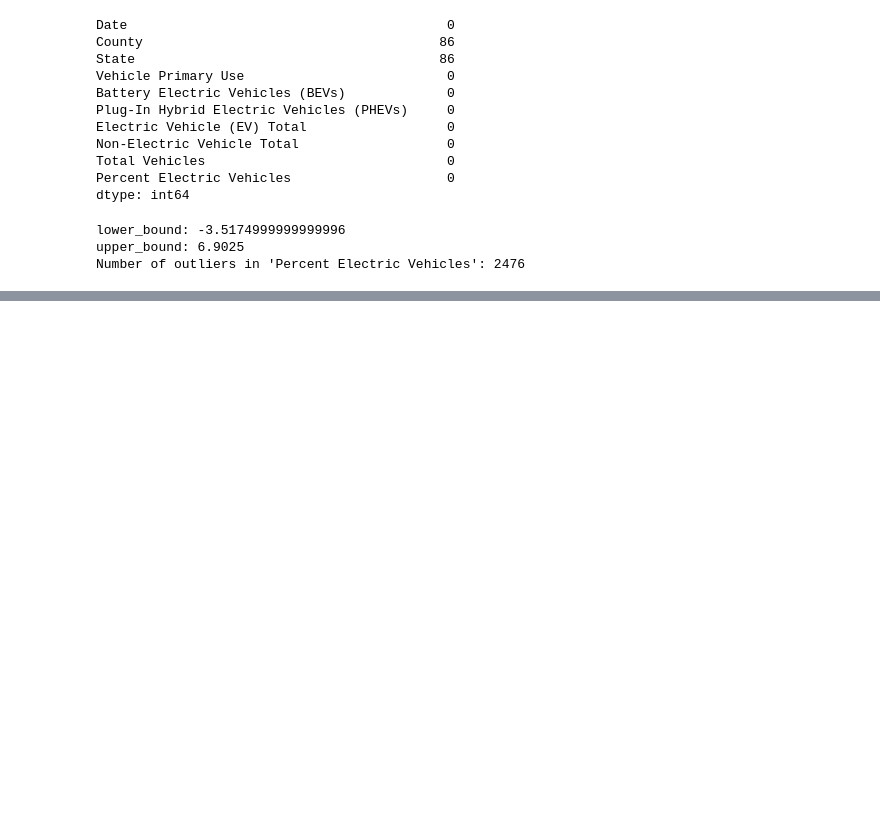
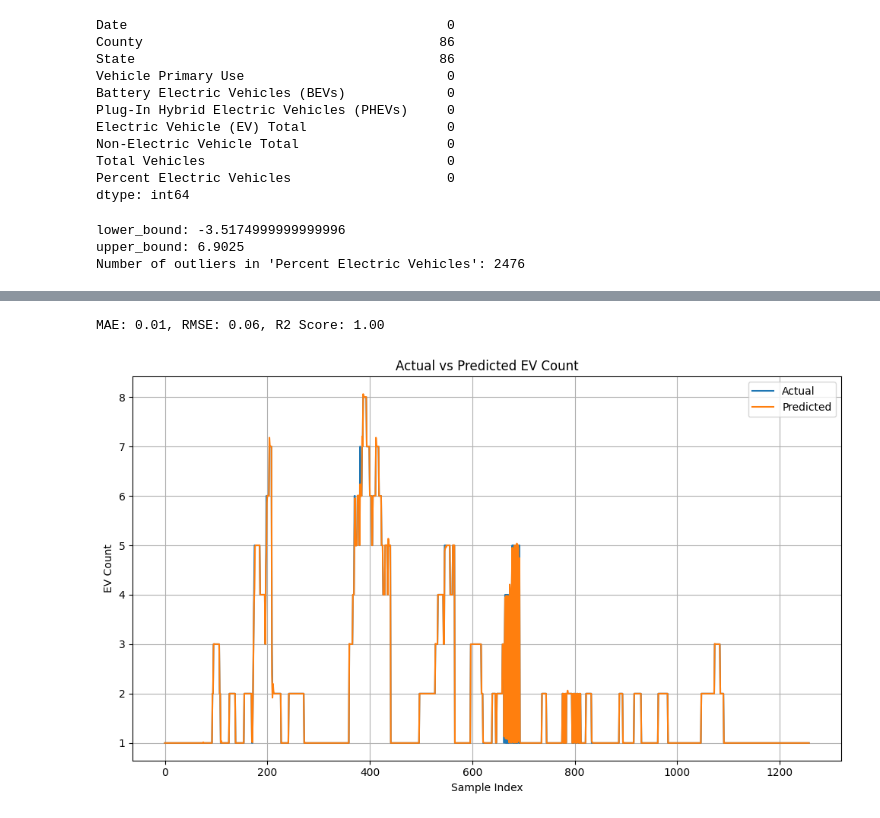
Before and after one commit to RiddhiBanerjee3012/Electric-Vehicle-Charge-Demand, a Jupyter notebook: code.ipynb, the cells around one changed output, grey strips where cells are left out. Saved outputs shown, nothing was run; the diff lists cells and outputs as text; code cells hidden in the pictures; blank space fills up the shorter version.

```diff
--- a/code.ipynb
+++ b/code.ipynb
@@ -78,0 +331,22 @@ Number of outliers in 'Percent Electric Vehicles': 2476
+# %%
+models = {
+    'LinearRegression': LinearRegression(),
+    'RandomForest': RandomForestRegressor(),
+    'GradientBoosting': GradientBoostingRegressor(),
+    'XGBoost': XGBRegressor(),
+    'SVR': SVR()
+}
+
+results = {}
+for name, model in models.items():
+    model.fit(X_train, y_train)
+    preds = model.predict(X_test)
+    results[name] = {
+        'MAE': mean_absolute_error(y_test, preds),
+        'MSE': mean_squared_error(y_test, preds),
+        'RMSE':np.sqrt(mean_squared_error(y_test, preds)),
+
+        'R2': r2_score(y_test, preds)
+    }
+
+pd.DataFrame(results).T.sort_values(by="RMSE")
@@ -78,0 +360,2 @@ Number of outliers in 'Percent Electric Vehicles': 2476
+# %%
+y_pred = model.predict(X_test)
@@ -78,0 +399,23 @@ Number of outliers in 'Percent Electric Vehicles': 2476
+# %%
+def evaluate(y_true, y_pred):
+    mae = mean_absolute_error(y_true, y_pred)
+    rmse = np.sqrt(mean_squared_error(y_true, y_pred))
+    r2Score = r2_score(y_true, y_pred)
+    print(f"MAE: {mae:.2f}, RMSE: {rmse:.2f}, R2 Score: {r2Score:.2f}")
+
+evaluate(y_test, y_pred)
+
+# Plot actual vs predicted
+plt.figure(figsize=(10,6))
+plt.plot(y_test.values, label='Actual')
+plt.plot(y_pred, label='Predicted')
+plt.title("Actual vs Predicted EV Count")
+plt.xlabel("Sample Index")
+plt.ylabel("EV Count")
+plt.legend()
+plt.grid(True)
+plt.tight_layout()
+plt.show()
+# %% [output]
+MAE: 0.01, RMSE: 0.06, R2 Score: 1.00
+[figure, added]
```
Also changed, not shown: parts of 29 cells of this notebook, 2 other files.
